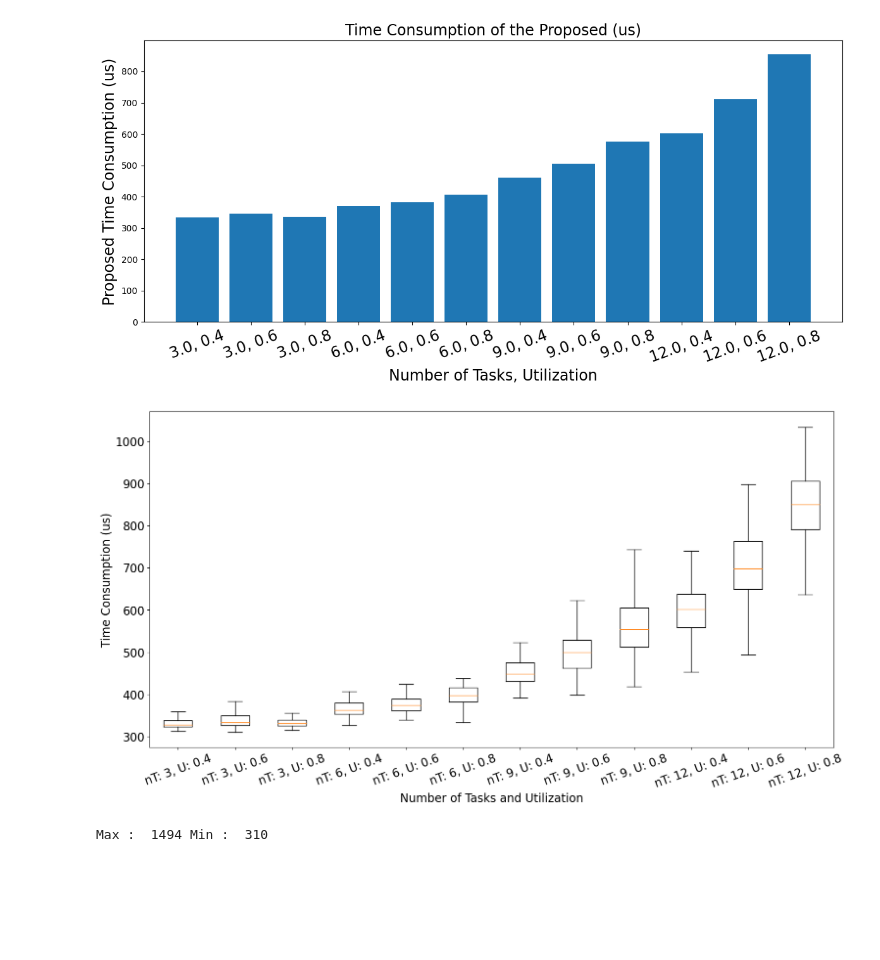
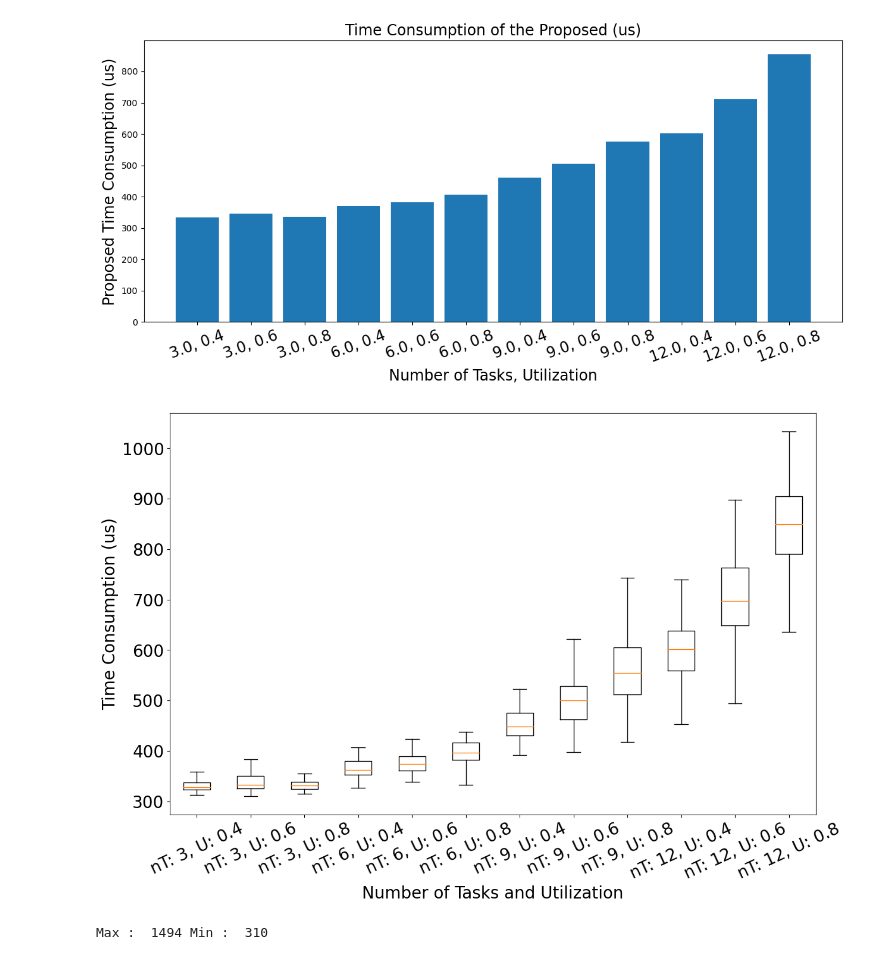
Before and after one commit to YoonKyonghwan/CFS_WCRT_Analysis, a Jupyter notebook: script/analysis/time_complexity.ipynb, the cells around one changed output. Saved outputs shown, nothing was run; the diff lists cells and outputs as text; code cells hidden in the pictures; blank space fills up the shorter version.

Commit message:
update exp_results & minor revision

```diff
--- a/script/analysis/time_complexity.ipynb
+++ b/script/analysis/time_complexity.ipynb
@@ -10,16 +10,16 @@ save_time_data_info_file(time_data, save_file_path)
 # %%
 # visualize the time consumption of the proposed algorithm
 values = "proposed_timeConsumption(us)"
 title = 'Time Consumption of the Proposed (us)'
 show_heatmap(time_data, values, title)
 show_3D_plot(time_data, time_data[values], title)
 show_bar_chart(time_data, values, title, 17, 20)
-show_box_plot(summary_result_path, values, title, 17, 20)
+show_box_plot(summary_result_path, values, title, 20, 25)
 # %% [output]
 [figure]
 [figure]
 [figure]
-[figure, old version]
+[figure, new version]
 Max :  1494 Min :  310
 # %%
 # # visualize the time consumption of the simulator
```
Also changed, not shown: 3 other files.
